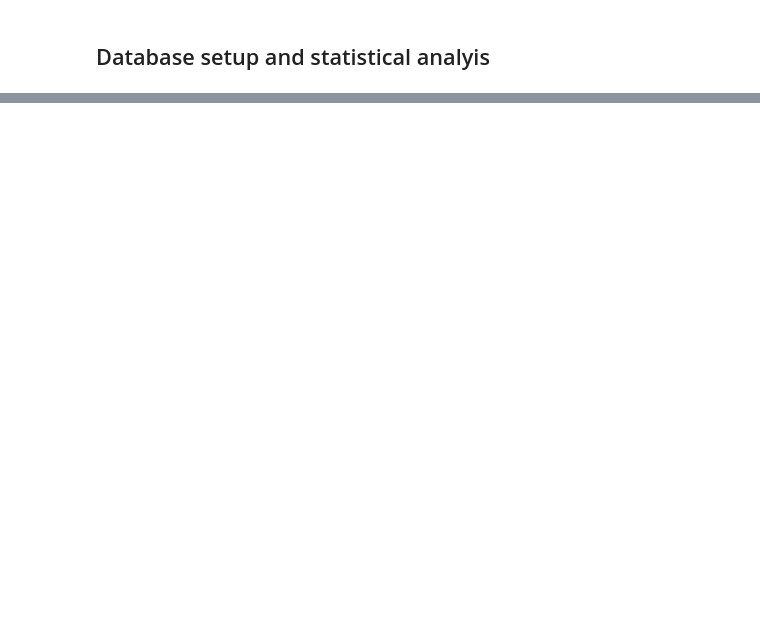
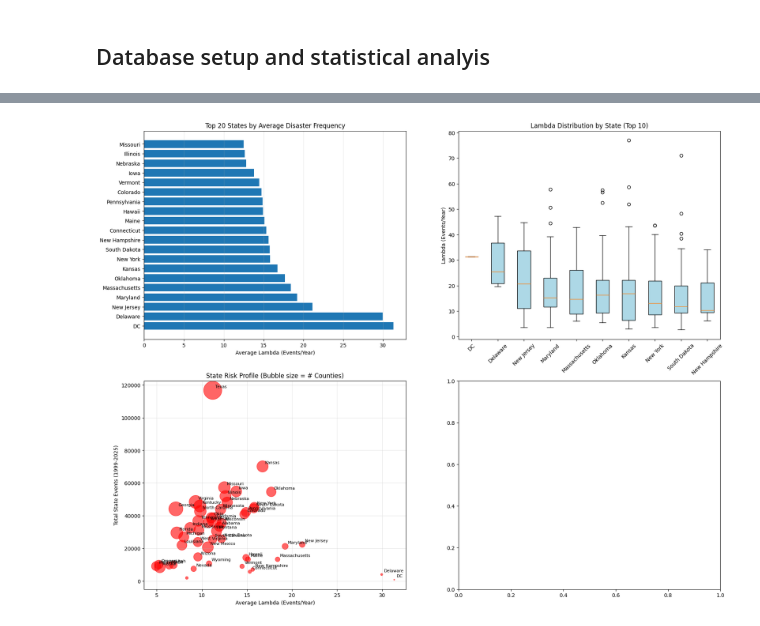
Before and after one commit to abdbtech/capstone, a Jupyter notebook: database_stats_breadboard.ipynb, the cells around one changed output, grey strips where cells are left out. Cells and saved outputs as stored; diff of their text form; code cells hidden in the pictures; blank space fills up the shorter version.

```diff
--- a/database_stats_breadboard.ipynb
+++ b/database_stats_breadboard.ipynb
@@ -77,0 +402,20 @@ display(pivot_schema)
+# %%
+# Create state-level risk mapping without geographic boundaries
+# Extract state FIPS from county FIPS (first 2 digits)
+poisson_risk_params['state_fips'] = poisson_risk_params['county_fips'].str[:2]
+
+# State FIPS to state name mapping (major states)
+state_fips_map = {
+    '01': 'Alabama', '02': 'Alaska', '04': 'Arizona', '05': 'Arkansas', '06': 'California',
+    '08': 'Colorado', '09': 'Connecticut', '10': 'Delaware', '11': 'DC', '12': 'Florida',
+    '13': 'Georgia', '15': 'Hawaii', '16': 'Idaho', '17': 'Illinois', '18': 'Indiana',
+    '19': 'Iowa', '20': 'Kansas', '21': 'Kentucky', '22': 'Louisiana', '23': 'Maine',
+    '24': 'Maryland', '25': 'Massachusetts', '26': 'Michigan', '27': 'Minnesota', '28': 'Mississippi',
+    '29': 'Missouri', '30': 'Montana', '31': 'Nebraska', '32': 'Nevada', '33': 'New Hampshire',
+    '34': 'New Jersey', '35': 'New Mexico', '36': 'New York', '37': 'North Carolina', '38': 'North Dakota',
+    '39': 'Ohio', '40': 'Oklahoma', '41': 'Oregon', '42': 'Pennsylvania', '44': 'Rhode Island',
+    '45': 'South Carolina', '46': 'South Dakota', '47': 'Tennessee', '48': 'Texas', '49': 'Utah',
+    '50': 'Vermont', '51': 'Virginia', '53': 'Washington', '54': 'West Virginia', '55': 'Wisconsin', '56': 'Wyoming'
+}
+
+poisson_risk_params['state_name'] = poisson_risk_params['state_fips'].map(state_fips_map)
@@ -77,0 +464,61 @@ display(pivot_schema)
+# %%
+# Create comprehensive risk visualization
+fig, axes = plt.subplots(2, 2, figsize=(20, 16))
+
+# 1. State-level average lambda (top 20 states)
+top_states = state_risk_summary.nlargest(20, 'avg_lambda')
+axes[0,0].barh(range(len(top_states)), top_states['avg_lambda'].values)
+axes[0,0].set_yticks(range(len(top_states)))
+axes[0,0].set_yticklabels(top_states['state_name'].values)
+axes[0,0].set_xlabel('Average Lambda (Events/Year)')
+axes[0,0].set_title('Top 20 States by Average Disaster Frequency')
+axes[0,0].grid(axis='x', alpha=0.3)
+
+# 2. Distribution of lambda by state (box plot for top 10 states)
+top_10_states = state_risk_summary.nlargest(10, 'avg_lambda')['state_name'].tolist()
+state_lambda_data = []
+state_labels = []
+
+for state in top_10_states:
+    state_fips = state_risk_summary[state_risk_summary['state_name'] == state]['state_fips'].iloc[0]
+    state_data = poisson_risk_params[poisson_risk_params['state_fips'] == state_fips]['lambda_hat'].values
+    if len(state_data) > 0:
+        state_lambda_data.append(state_data)
+        state_labels.append(state)
+
+if state_lambda_data:
+    bp = axes[0,1].boxplot(state_lambda_data, labels=state_labels, patch_artist=True)
+    axes[0,1].set_ylabel('Lambda (Events/Year)')
+    axes[0,1].set_title('Lambda Distribution by State (Top 10)')
+    axes[0,1].tick_params(axis='x', rotation=45)
+
+    # Color the boxes
+    for patch in bp['boxes']:
+        patch.set_facecolor('lightblue')
+
+# 3. State total events vs average lambda (scatter plot)
+axes[1,0].scatter(state_risk_summary['avg_lambda'], state_risk_summary['state_total_events'],
+                  s=state_risk_summary['counties_count']*3, alpha=0.6, c='red')
+axes[1,0].set_xlabel('Average Lambda (Events/Year)')
+axes[1,0].set_ylabel('Total State Events (1999-2025)')
+axes[1,0].set_title('State Risk Profile (Bubble size = # Counties)')
+axes[1,0].grid(alpha=0.3)
+
+# Add state labels for outliers
+for idx, row in state_risk_summary.iterrows():
+    if row['avg_lambda'] > 15 or row['state_total_events'] > 5000:
+        axes[1,0].annotate(row['state_name'],
+                          (row['avg_lambda'], row['state_total_events']),
+                          xytext=(5, 5), textcoords='offset points', fontsize=8)
+
+# 4. Risk category distribution by region
+risk_cats = ['Very Low', 'Low', 'Moderate', 'High', 'Very High']
+risk_counts = poisson_risk_params['risk_category'].value_counts()[risk_cats]
+
+axes[1,1].pie(risk_counts.values, labels=risk_cats, autopct='%1.1f%%',
+              colors=['#2166ac', '#92c5de', '#f7f7f7', '#f4a582', '#b2182b'])
+axes[1,1].set_title('National Risk Category Distribution')
+
+plt.tight_layout()
+plt.show()
+# %% [output]
@@ -77,0 +526 @@ display(pivot_schema)
+[figure, added]
```
Also changed, not shown: parts of 20 cells of this notebook, 5 other files.
